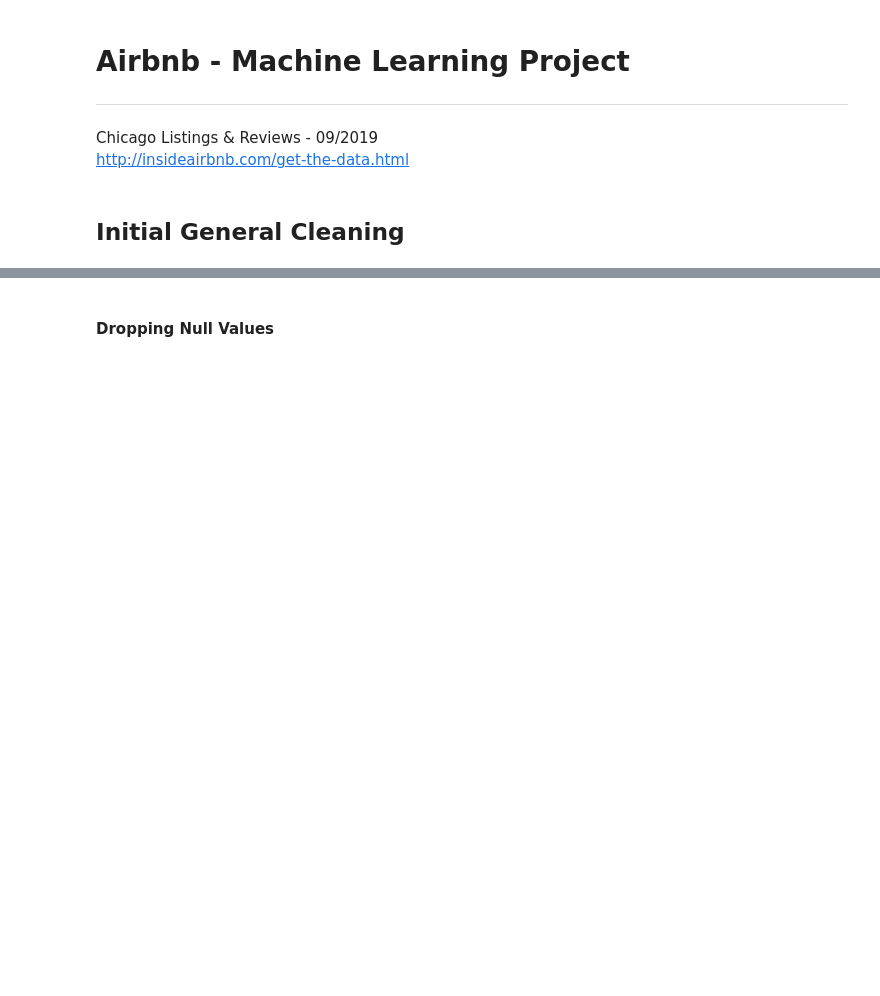
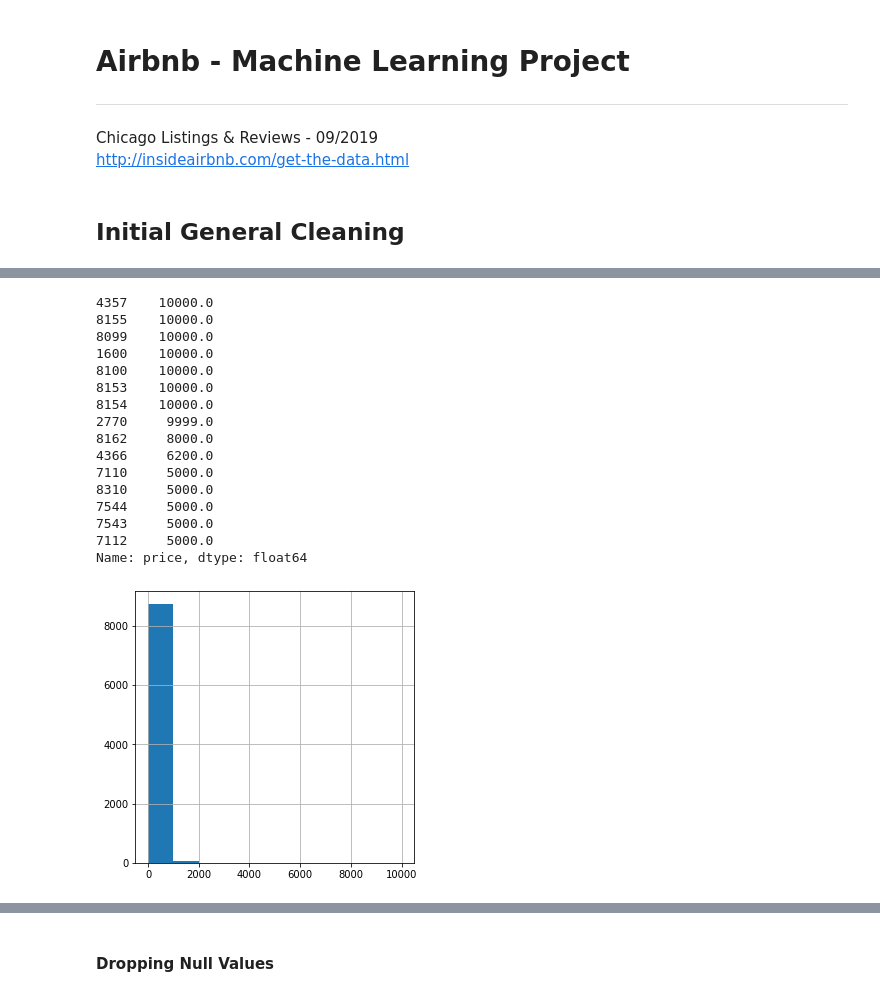
Before and after one commit to HeyPeterPark/NU_Project4, a Jupyter notebook: test_book_xgb.ipynb, the cells around one changed output, grey strips where cells are left out. Cells and saved outputs as stored; diff of their text form; code cells hidden in the pictures; blank space fills up the shorter version.

```diff
--- a/test_book_xgb.ipynb
+++ b/test_book_xgb.ipynb
@@ -55,2 +66,26 @@ sns.pairplot(temp, height=2.1);
+# %%
+temp = air_df.copy()
+temp['price'] = temp['price'].replace({'\$': '', ',': ''}, regex=True).astype(float)
+temp['price'].hist(figsize=(5,5));
+
+temp['price'].sort_values(ascending=False).head(15)
+# %% [output]
+4357    10000.0
+8155    10000.0
+8099    10000.0
+1600    10000.0
+8100    10000.0
+8153    10000.0
+8154    10000.0
+2770     9999.0
+8162     8000.0
+4366     6200.0
+7110     5000.0
+8310     5000.0
+7544     5000.0
+7543     5000.0
+7112     5000.0
+Name: price, dtype: float64
+[figure, added]
 # %%
 air_df['price'] = air_df['price'].replace({'\$': '', ',': ''}, regex=True).astype(float)
```
Also changed, not shown: parts of 68 cells of this notebook, 1 other file.
